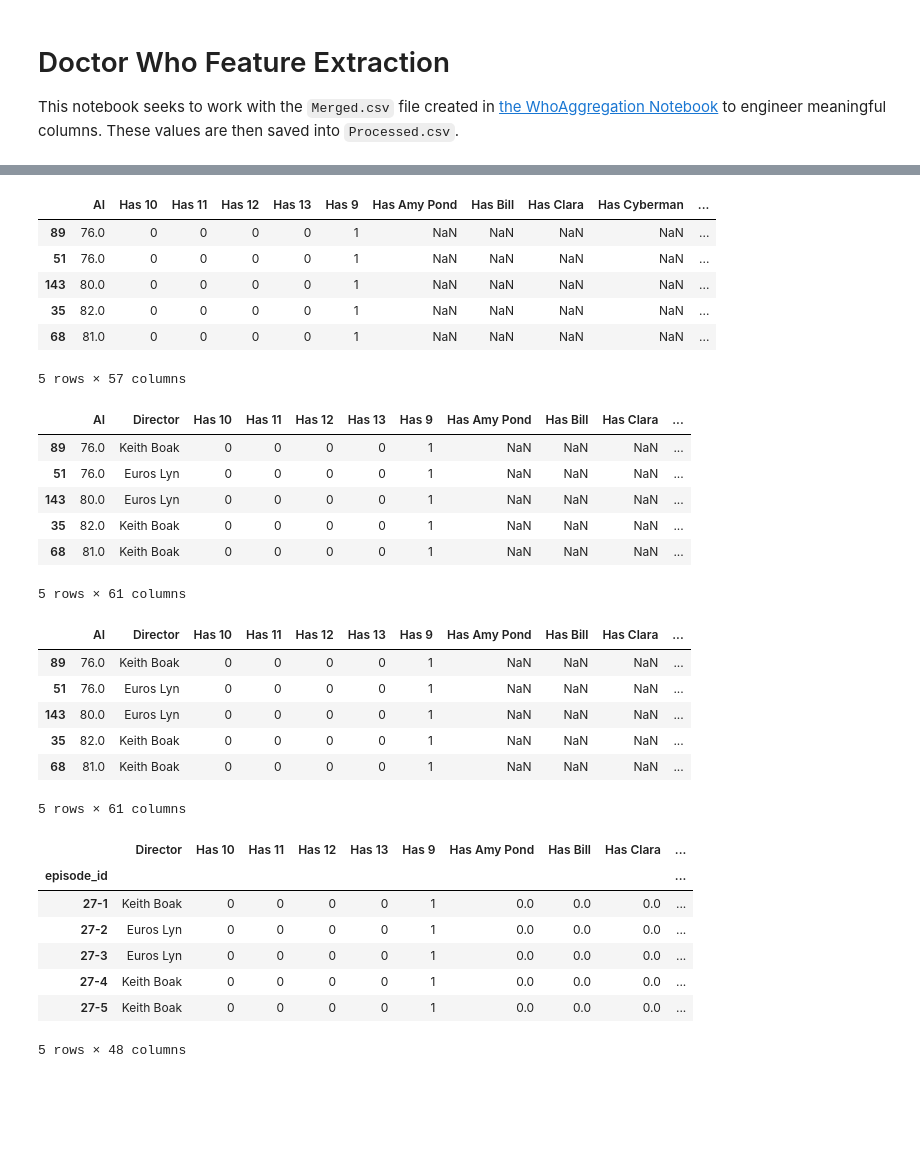
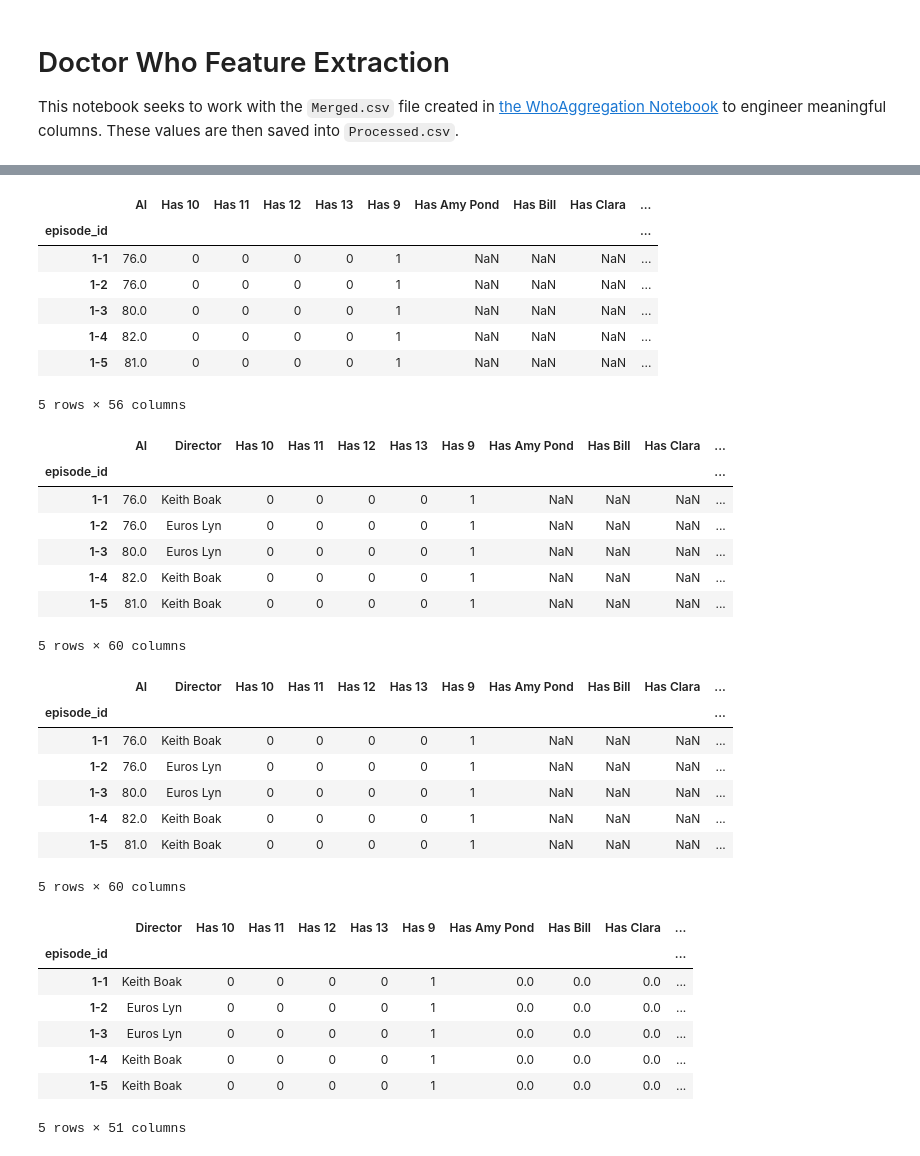
Before and after one commit to IntegerMan/WhoML, a Jupyter notebook: EDA/WhoFeatureExtraction.ipynb, the cells around one changed output, grey strips where cells are left out. Saved outputs shown, nothing was run; the diff lists cells and outputs as text; code cells hidden in the pictures; blank space fills up the shorter version.

```diff
--- a/EDA/WhoFeatureExtraction.ipynb
+++ b/EDA/WhoFeatureExtraction.ipynb
@@ -9,9 +9,10 @@ import json
 # %%
 # Load the dataset
 df = pd.read_csv('../Data/Merged.csv')
+df.set_index('episode_id', inplace=True)
 
 # Drop Junk Columns or columns represented by other columns
-df.drop(columns=['Unnamed: 0', 'number', 'episodenbr', 'air_date'], inplace=True)
+df.drop(columns=['number', 'episodenbr', 'air_date'], inplace=True)
 
 # Remove % from Share
 df['share'] = df['share'].str.replace('%','')
@@ -131,13 +128,14 @@ def extract_cast_info(row):
 df = df.apply(extract_cast_info, axis=1)
 df.head()
 # %% [output]
-|  | AI | Has 10 | Has 11 | Has 12 | Has 13 | Has 9 | Has Amy Pond | Has Bill | Has Clara | Has Cyberman | ... |
-| 89 | 76.0 | 0 | 0 | 0 | 0 | 1 | NaN | NaN | NaN | NaN | ... |
-| 51 | 76.0 | 0 | 0 | 0 | 0 | 1 | NaN | NaN | NaN | NaN | ... |
-| 143 | 80.0 | 0 | 0 | 0 | 0 | 1 | NaN | NaN | NaN | NaN | ... |
-| 35 | 82.0 | 0 | 0 | 0 | 0 | 1 | NaN | NaN | NaN | NaN | ... |
-| 68 | 81.0 | 0 | 0 | 0 | 0 | 1 | NaN | NaN | NaN | NaN | ... |
+|  | AI | Has 10 | Has 11 | Has 12 | Has 13 | Has 9 | Has Amy Pond | Has Bill | Has Clara | ... |
+| episode_id |  |  |  |  |  |  |  |  |  | ... |
+| 1-1 | 76.0 | 0 | 0 | 0 | 0 | 1 | NaN | NaN | NaN | ... |
+| 1-2 | 76.0 | 0 | 0 | 0 | 0 | 1 | NaN | NaN | NaN | ... |
+| 1-3 | 80.0 | 0 | 0 | 0 | 0 | 1 | NaN | NaN | NaN | ... |
+| 1-4 | 82.0 | 0 | 0 | 0 | 0 | 1 | NaN | NaN | NaN | ... |
+| 1-5 | 81.0 | 0 | 0 | 0 | 0 | 1 | NaN | NaN | NaN | ... |
-5 rows × 57 columns
+5 rows × 56 columns
 # %%
 # Determine key information about crew - director and writer, mostly
 def extract_crew_info(row):
@@ -165,12 +163,13 @@ df = df.apply(extract_crew_info, axis=1)
 df.head()
 # %% [output]
 |  | AI | Director | Has 10 | Has 11 | Has 12 | Has 13 | Has 9 | Has Amy Pond | Has Bill | Has Clara | ... |
-| 89 | 76.0 | Keith Boak | 0 | 0 | 0 | 0 | 1 | NaN | NaN | NaN | ... |
-| 51 | 76.0 | Euros Lyn | 0 | 0 | 0 | 0 | 1 | NaN | NaN | NaN | ... |
-| 143 | 80.0 | Euros Lyn | 0 | 0 | 0 | 0 | 1 | NaN | NaN | NaN | ... |
-| 35 | 82.0 | Keith Boak | 0 | 0 | 0 | 0 | 1 | NaN | NaN | NaN | ... |
-| 68 | 81.0 | Keith Boak | 0 | 0 | 0 | 0 | 1 | NaN | NaN | NaN | ... |
+| episode_id |  |  |  |  |  |  |  |  |  |  | ... |
+| 1-1 | 76.0 | Keith Boak | 0 | 0 | 0 | 0 | 1 | NaN | NaN | NaN | ... |
+| 1-2 | 76.0 | Euros Lyn | 0 | 0 | 0 | 0 | 1 | NaN | NaN | NaN | ... |
+| 1-3 | 80.0 | Euros Lyn | 0 | 0 | 0 | 0 | 1 | NaN | NaN | NaN | ... |
+| 1-4 | 82.0 | Keith Boak | 0 | 0 | 0 | 0 | 1 | NaN | NaN | NaN | ... |
+| 1-5 | 81.0 | Keith Boak | 0 | 0 | 0 | 0 | 1 | NaN | NaN | NaN | ... |
-5 rows × 61 columns
+5 rows × 60 columns
 # %%
 # Fix some missing values in our source data
 df.loc[df['title'].eq('The Power of Three'), ['Director']] = 'Douglas Mackinnon'
@@ -179,34 +178,31 @@ df.loc[df['title'].eq('Closing Time'), ['Producer']] = 'Denise Paul'
 df.head()
 # %% [output]
 |  | AI | Director | Has 10 | Has 11 | Has 12 | Has 13 | Has 9 | Has Amy Pond | Has Bill | Has Clara | ... |
-| 89 | 76.0 | Keith Boak | 0 | 0 | 0 | 0 | 1 | NaN | NaN | NaN | ... |
-| 51 | 76.0 | Euros Lyn | 0 | 0 | 0 | 0 | 1 | NaN | NaN | NaN | ... |
-| 143 | 80.0 | Euros Lyn | 0 | 0 | 0 | 0 | 1 | NaN | NaN | NaN | ... |
-| 35 | 82.0 | Keith Boak | 0 | 0 | 0 | 0 | 1 | NaN | NaN | NaN | ... |
-| 68 | 81.0 | Keith Boak | 0 | 0 | 0 | 0 | 1 | NaN | NaN | NaN | ... |
+| episode_id |  |  |  |  |  |  |  |  |  |  | ... |
+| 1-1 | 76.0 | Keith Boak | 0 | 0 | 0 | 0 | 1 | NaN | NaN | NaN | ... |
+| 1-2 | 76.0 | Euros Lyn | 0 | 0 | 0 | 0 | 1 | NaN | NaN | NaN | ... |
+| 1-3 | 80.0 | Euros Lyn | 0 | 0 | 0 | 0 | 1 | NaN | NaN | NaN | ... |
+| 1-4 | 82.0 | Keith Boak | 0 | 0 | 0 | 0 | 1 | NaN | NaN | NaN | ... |
+| 1-5 | 81.0 | Keith Boak | 0 | 0 | 0 | 0 | 1 | NaN | NaN | NaN | ... |
-5 rows × 61 columns
+5 rows × 60 columns
 # %%
 # Move NaN columns to use 0's instead (helps summarization)
 df['Director'] = df['Director'].fillna('Other')
 df['Writer'] = df['Writer'].fillna('Other')
 df['Producer'] = df['Producer'].fillna('Other')
 df['Music'] = df['Music'].fillna('Other')
 df = df.fillna(0)
 
 # Drop unnecessary columns now that feature extraction is over
-df.set_index('episode_id', inplace=True)
-df.drop(columns=['crew', 'cast', 'summary','AI','broadcasthour','chart','description','duration','share','views', 'votes', 'weekday'], inplace=True)
-
-# Translate the season number to be relative to "New Who"
-df['season'] = df['season'] - 26
+df.drop(columns=['crew', 'cast', 'summary','AI','duration','share','votes','chart','broadcasthour'], inplace=True)
 
 df.head()
 # %% [output]
 |  | Director | Has 10 | Has 11 | Has 12 | Has 13 | Has 9 | Has Amy Pond | Has Bill | Has Clara | ... |
 | episode_id |  |  |  |  |  |  |  |  |  | ... |
-| 27-1 | Keith Boak | 0 | 0 | 0 | 0 | 1 | 0.0 | 0.0 | 0.0 | ... |
-| 27-2 | Euros Lyn | 0 | 0 | 0 | 0 | 1 | 0.0 | 0.0 | 0.0 | ... |
-| 27-3 | Euros Lyn | 0 | 0 | 0 | 0 | 1 | 0.0 | 0.0 | 0.0 | ... |
-| 27-4 | Keith Boak | 0 | 0 | 0 | 0 | 1 | 0.0 | 0.0 | 0.0 | ... |
-| 27-5 | Keith Boak | 0 | 0 | 0 | 0 | 1 | 0.0 | 0.0 | 0.0 | ... |
+| 1-1 | Keith Boak | 0 | 0 | 0 | 0 | 1 | 0.0 | 0.0 | 0.0 | ... |
+| 1-2 | Euros Lyn | 0 | 0 | 0 | 0 | 1 | 0.0 | 0.0 | 0.0 | ... |
+| 1-3 | Euros Lyn | 0 | 0 | 0 | 0 | 1 | 0.0 | 0.0 | 0.0 | ... |
+| 1-4 | Keith Boak | 0 | 0 | 0 | 0 | 1 | 0.0 | 0.0 | 0.0 | ... |
+| 1-5 | Keith Boak | 0 | 0 | 0 | 0 | 1 | 0.0 | 0.0 | 0.0 | ... |
-5 rows × 48 columns
+5 rows × 51 columns
```
Also changed, not shown: parts of 5 cells of this notebook, 3 other files.
